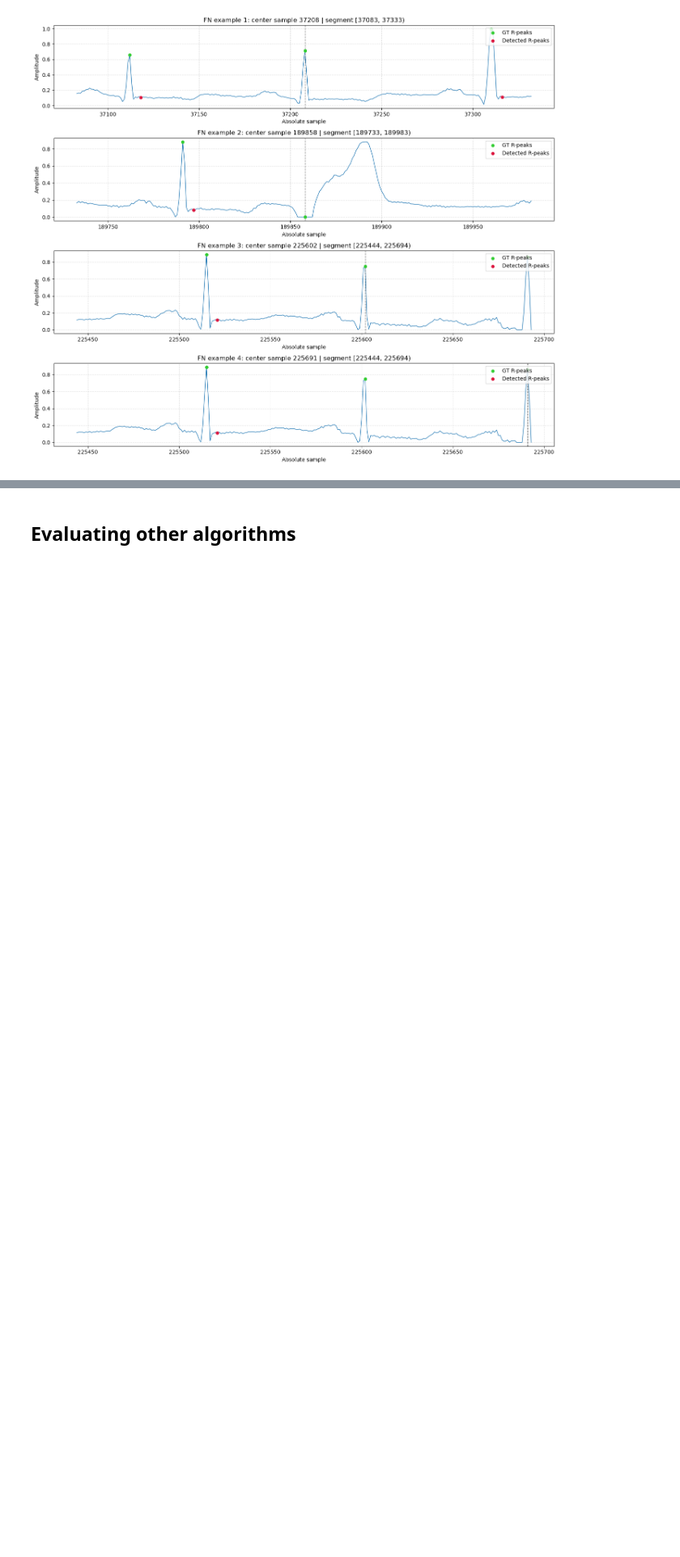
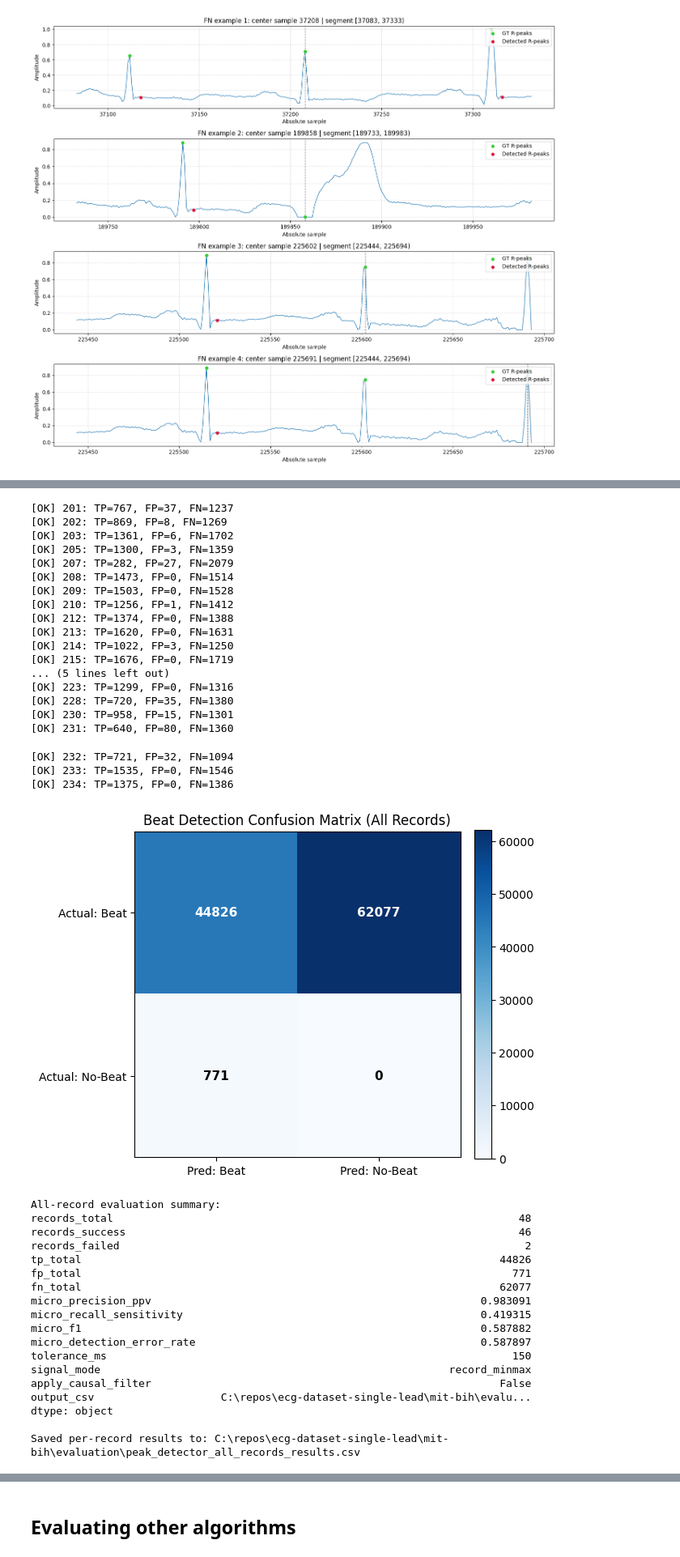
Before and after one commit to amendozag88/ecg-dataset-single-lead, a Jupyter notebook: preprocessing_for_rpeak.ipynb, the cells around one changed output, grey strips where cells are left out. Shown at 81% size. Saved outputs shown, nothing was run; the diff lists cells and outputs as text; code cells hidden in the pictures; blank space fills up the shorter version.

```diff
--- a/preprocessing_for_rpeak.ipynb
+++ b/preprocessing_for_rpeak.ipynb
@@ -585,5 +702,7 @@ def evaluate_rpeak_detector_stream(
 # %%
-# -------- Run evaluation on first record --------
+#Evaluate and plot one record at a time
+RECORD_INDEX_TO_EVALUATE = 0  # Cindy, we can change this to evaluate and plot different patients
+
 # Choose which precomputed 125 Hz signal set to evaluate:
 #   - "online_robust"  #Uses a causal normalization (appropriate for online use)
 #   - "record_minmax"  #It uses a per-record normalization (peeks into the future)
@@ -592,6 +711,7 @@ signal_mode_eval = "record_minmax"
 # Choose detector function to evaluate:
 #   - peak_detector (NeuroKit2)
 #   - pan_tompkins_peak_detector (canonical Pan-Tompkins-style)
+# Cindy you can plot here your functions evaluating on the chosen record
 detector_fn_eval = pan_tompkins_peak_detector
 
 # Toggle causal pre-filter before peak detector.
@@ -604,7 +724,7 @@ causal_filter_config_eval = {
 
 # Example behavior: retrieve and evaluate the first available record ID.
 record_ids_local = list_local_record_ids(mit_bih_path)
-record_id_eval_target = record_ids_local[0]
+record_id_eval_target = record_ids_local[RECORD_INDEX_TO_EVALUATE]
 
 record_id_eval, x_eval, gt_eval, ann_eval, signal_csv_used = load_record_and_ground_truth(
     record_id=record_id_eval_target,
@@ -1145,0 +997,31 @@ Saved per-record results to: C:\repos\ecg-dataset-single-lead\mit-bih\evaluation
+# %%
+## USE THE SAME CONFIG FOR ALL EVAL RUNS ##
+
+APPLY_CAUSAL_FILTER = False  #We will use this kind of filter that doesnt look into the future in the Silicon Labs
+CAUSAL_FILTER_CONFIG = {
+    "lowcut": 0.5,
+    "highcut": 40.0,
+    "order": 2,
+}
+SIGNAL_MODE = "record_minmax"  # or "online_robust"    #Record minmax peeks into the future (we will implement online_robust in the Silicon Labs)
+
+FUNCTION_TO_EVALUATE = peak_detector
+OUTPUT_CSV_FILENAME =  FUNCTION_TO_EVALUATE.__name__ + "_all_records_results.csv"
+## -------- Example run: evaluate ALL records --------
+all_results_df, all_summary, all_results_csv = evaluate_all_records(
+    local_dataset_dir=mit_bih_path,
+    annotations_root=annotations_path,
+    detector_fn=FUNCTION_TO_EVALUATE,
+    fs=target_fs,
+    signal_mode=SIGNAL_MODE,
+    window_sec=2,
+    tolerance_ms=150,
+    apply_causal_filter=APPLY_CAUSAL_FILTER,
+    causal_filter_config=CAUSAL_FILTER_CONFIG,
+    output_csv_filename=OUTPUT_CSV_FILENAME,
+    plot_confusion=True,
+    verbose=True,
+)
+
+all_results_df.head(10)
+# %% [output]
@@ -1145,0 +1045,39 @@ Saved per-record results to: C:\repos\ecg-dataset-single-lead\mit-bih\evaluation
+[OK] 201: TP=767, FP=37, FN=1237
+[OK] 202: TP=869, FP=8, FN=1269
+[OK] 203: TP=1361, FP=6, FN=1702
+[OK] 205: TP=1300, FP=3, FN=1359
+[OK] 207: TP=282, FP=27, FN=2079
+[OK] 208: TP=1473, FP=0, FN=1514
+[OK] 209: TP=1503, FP=0, FN=1528
+[OK] 210: TP=1256, FP=1, FN=1412
+[OK] 212: TP=1374, FP=0, FN=1388
+[OK] 213: TP=1620, FP=0, FN=1631
+[OK] 214: TP=1022, FP=3, FN=1250
+[OK] 215: TP=1676, FP=0, FN=1719
+... (5 lines left out)
+[OK] 223: TP=1299, FP=0, FN=1316
+[OK] 228: TP=720, FP=35, FN=1380
+[OK] 230: TP=958, FP=15, FN=1301
+[OK] 231: TP=640, FP=80, FN=1360
+[OK] 232: TP=721, FP=32, FN=1094
+[OK] 233: TP=1535, FP=0, FN=1546
+[OK] 234: TP=1375, FP=0, FN=1386
+[figure, added]
+All-record evaluation summary:
+records_total                                                                48
+records_success                                                              46
+records_failed                                                                2
+tp_total                                                                  44826
+fp_total                                                                    771
+fn_total                                                                  62077
+micro_precision_ppv                                                    0.983091
+micro_recall_sensitivity                                               0.419315
+micro_f1                                                               0.587882
+micro_detection_error_rate                                             0.587897
+tolerance_ms                                                                150
+signal_mode                                                       record_minmax
+apply_causal_filter                                                       False
+output_csv                    C:\repos\ecg-dataset-single-lead\mit-bih\evalu...
+dtype: object
+
+Saved per-record results to: C:\repos\ecg-dataset-single-lead\mit-bih\evaluation\peak_detector_all_records_results.csv
```
Also changed, not shown: parts of 17 cells of this notebook, 3 other files.
